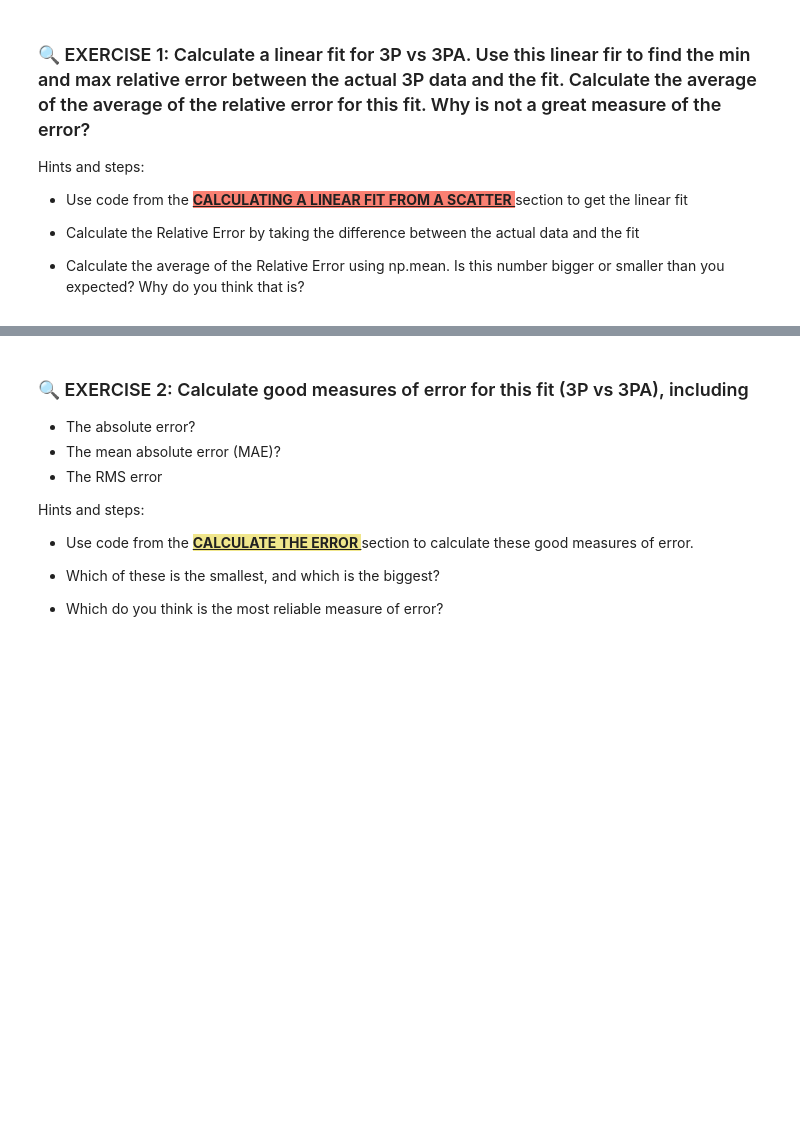
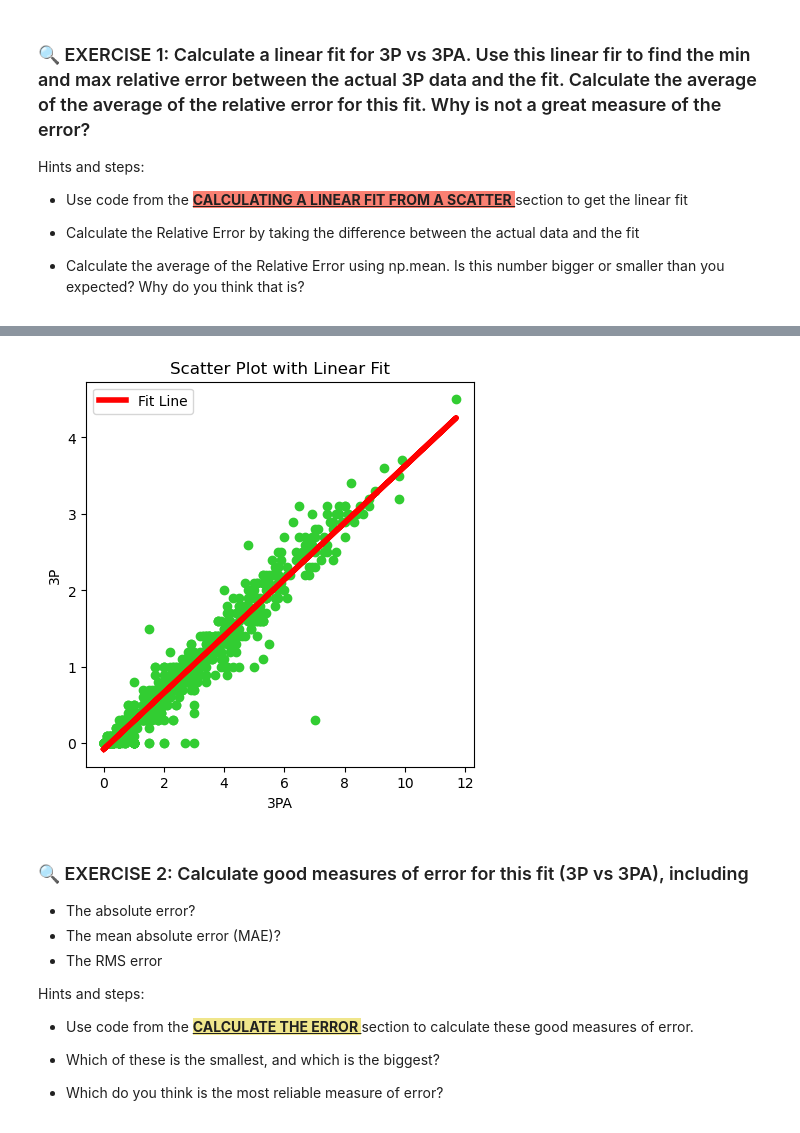
Before and after one commit to Op173/CFR-2025, a Jupyter notebook: Stats/Notebooks/3-Error_timeseries.ipynb, the cells around one changed output, grey strips where cells are left out. Saved outputs shown, nothing was run; the diff lists cells and outputs as text; code cells hidden in the pictures; blank space fills up the shorter version.

```diff
--- a/Stats/Notebooks/3-Error_timeseries.ipynb
+++ b/Stats/Notebooks/3-Error_timeseries.ipynb
@@ -498,6 +498,16 @@ Of course, because we only considered a 3-year trend, the model is not as strong
  <span style="background-color: lawngreen;"> <b> <u> FOR ALL OF THE EXERCISES BELOW, USE DATA FROM A SEASON OTHER THAN THE 2021 REGULAR SEASON </u> </b> </span>
 # %% [markdown]
 ### 🔍 EXERCISE 0: Import data for an NBA season other than the 2021 regular season (*you can use regular or playoff seasons*)
+# %%
+import numpy as np
+import matplotlib.pyplot as plt
+from scipy import stats
+import pandas as pd
+from sklearn.linear_model import LinearRegression
+from sklearn.metrics import mean_squared_error, mean_absolute_error, r2_score
+from IPython.display import display
+
+NBA_regular_2021 = pd.read_csv('../Data/NBA_2021-2022_stats_Regular.csv', engine='python', delimiter=';', encoding='latin-1')
 # %% [markdown]
 ### 🔍 EXERCISE 1: Calculate a linear fit for 3P vs 3PA. Use this linear fir to find the min and max relative error between the actual 3P data and the fit. Calculate the average of the average of the relative error for this fit. Why is not a great measure of the error?
 
@@ -510,3 +571,35 @@ Hints and steps:
+# %%
+import matplotlib.pyplot as plt
+import numpy as np
+
+fig, axs = plt.subplots(1, 1, figsize=(5, 5))
+
+# Plot positive correlation -
+independent_variable = "3PA"
+dependent_variable = "3P"
+
+axs.scatter(NBA_regular_2021[independent_variable], NBA_regular_2021[dependent_variable], color='limegreen')
+
+# Calculate the linear fit (least squares)
+coefficients = np.polyfit(NBA_regular_2021[independent_variable], NBA_regular_2021[dependent_variable], 1)  # degree 1 polynomial = line
+fit_line = np.poly1d(coefficients)
+
+# Generate y-values for the fit line
+y_fit = fit_line(NBA_regular_2021[independent_variable])
+
+# Plot the linear fit line
+plt.plot(NBA_regular_2021[independent_variable], y_fit, label='Fit Line', color='red', linewidth=4)
+
+# Add labels and title
+plt.xlabel(independent_variable)
+plt.ylabel(dependent_variable)
+plt.title('Scatter Plot with Linear Fit')
+plt.legend()
+
+# Show the plot
+plt.show()
+# %% [output]
+[figure, added]
 # %% [markdown]
 ### 🔍 EXERCISE 2: Calculate good measures of error for this fit (3P vs 3PA), including
 
```
Also changed, not shown: parts of 5 cells of this notebook, 2 other files.
